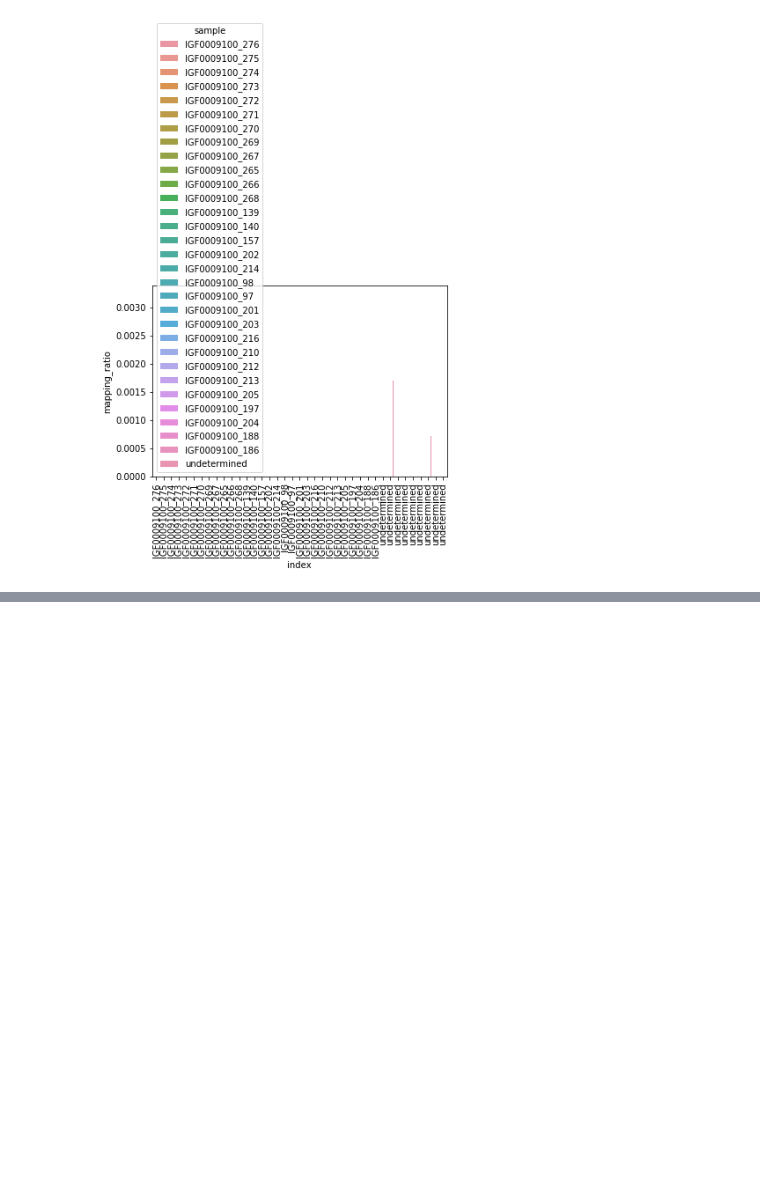
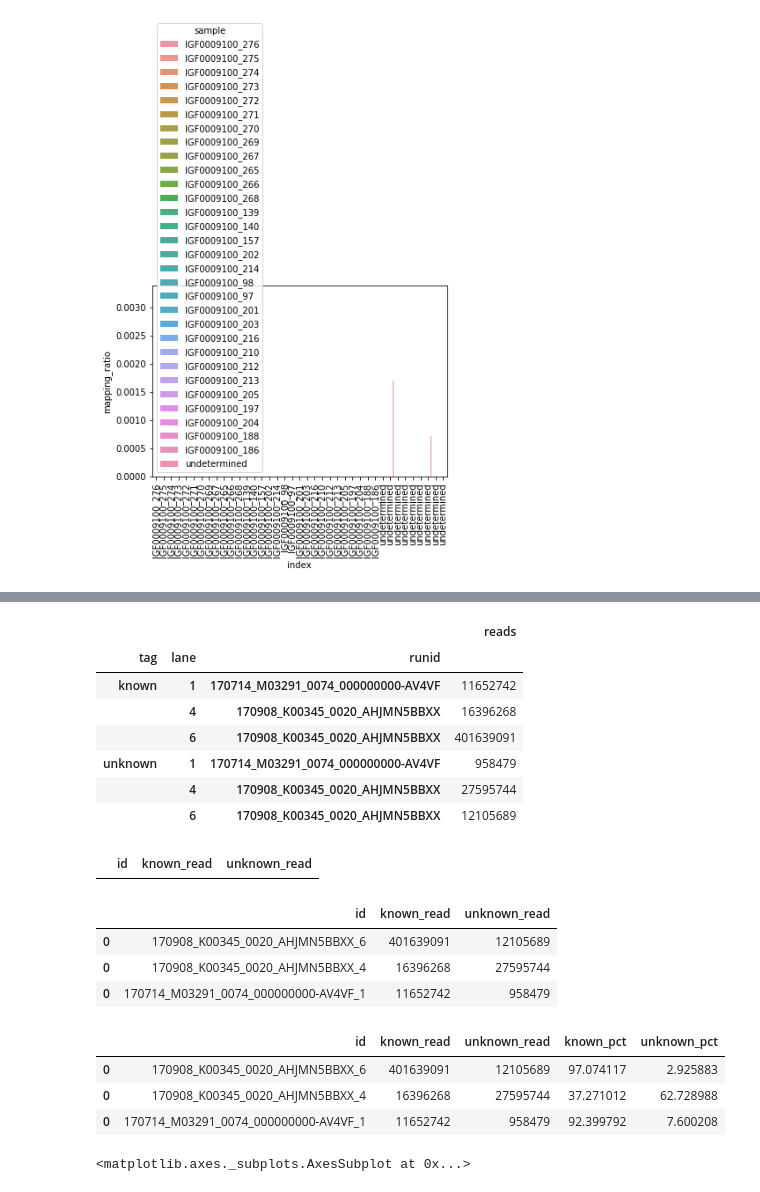
Before and after one commit to avikdatta/ipython_notebook_backup, a Jupyter notebook: qc_stats/check barcode.ipynb, the cells around one changed output, grey strips where cells are left out. Cells and saved outputs as stored; diff of their text form; code cells hidden in the pictures; blank space fills up the shorter version.

```diff
--- a/qc_stats/check barcode.ipynb
+++ b/qc_stats/check barcode.ipynb
@@ -88,0 +151,13 @@ plt.show()
+# %%
+summary_df=data.pivot_table(values=['reads'],index=['tag','lane','runid'],aggfunc=np.sum)
+# %%
+summary_df
+# %% [output]
+|  |  |  | reads |
+| tag | lane | runid |  |
+| known | 1 | 170714_M03291_0074_000000000-AV4VF | 11652742 |
+|  | 4 | 170908_K00345_0020_AHJMN5BBXX | 16396268 |
+|  | 6 | 170908_K00345_0020_AHJMN5BBXX | 401639091 |
+| unknown | 1 | 170714_M03291_0074_000000000-AV4VF | 958479 |
+|  | 4 | 170908_K00345_0020_AHJMN5BBXX | 27595744 |
+|  | 6 | 170908_K00345_0020_AHJMN5BBXX | 12105689 |
@@ -88,0 +166,4 @@ plt.show()
+# %%
+processed_df
+# %% [output]
+|  | id | known_read | unknown_read |
@@ -88,0 +187,7 @@ plt.show()
+# %%
+processed_df
+# %% [output]
+|  | id | known_read | unknown_read |
+| 0 | 170908_K00345_0020_AHJMN5BBXX_6 | 401639091 | 12105689 |
+| 0 | 170908_K00345_0020_AHJMN5BBXX_4 | 16396268 | 27595744 |
+| 0 | 170714_M03291_0074_000000000-AV4VF_1 | 11652742 | 958479 |
@@ -88,0 +196,7 @@ plt.show()
+# %%
+processed_df
+# %% [output]
+|  | id | known_read | unknown_read | known_pct | unknown_pct |
+| 0 | 170908_K00345_0020_AHJMN5BBXX_6 | 401639091 | 12105689 | 97.074117 | 2.925883 |
+| 0 | 170908_K00345_0020_AHJMN5BBXX_4 | 16396268 | 27595744 | 37.271012 | 62.728988 |
+| 0 | 170714_M03291_0074_000000000-AV4VF_1 | 11652742 | 958479 | 92.399792 | 7.600208 |
@@ -88,0 +207,4 @@ plt.show()
+# %%
+processed_df[['known_pct','unknown_pct']].plot(ax=ax,kind='bar',stacked=True)
+# %% [output]
+<matplotlib.axes._subplots.AxesSubplot at 0x...>
```
Also changed, not shown: parts of 22 cells of this notebook.
